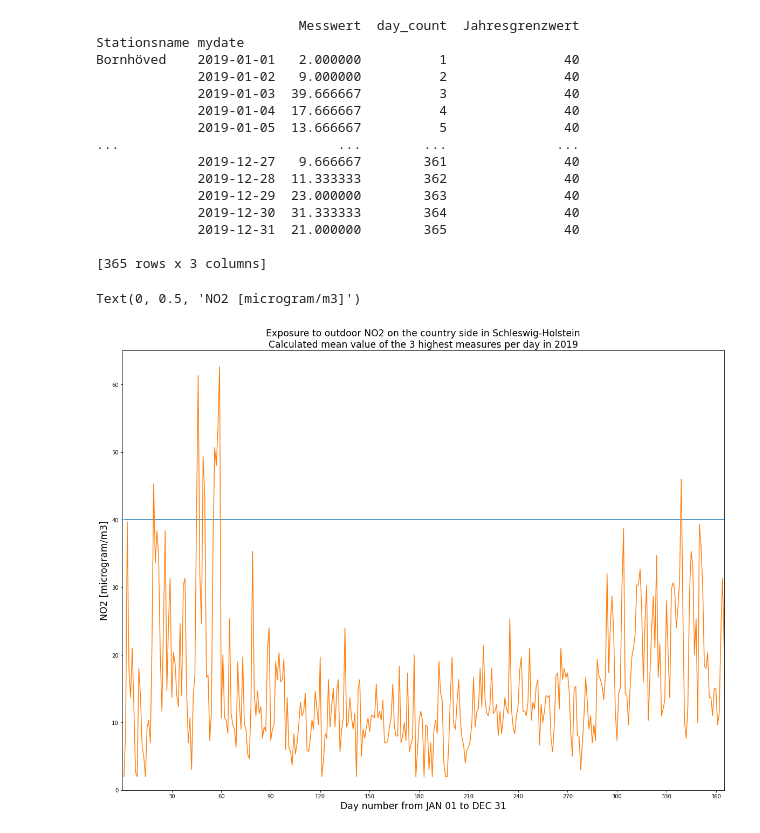
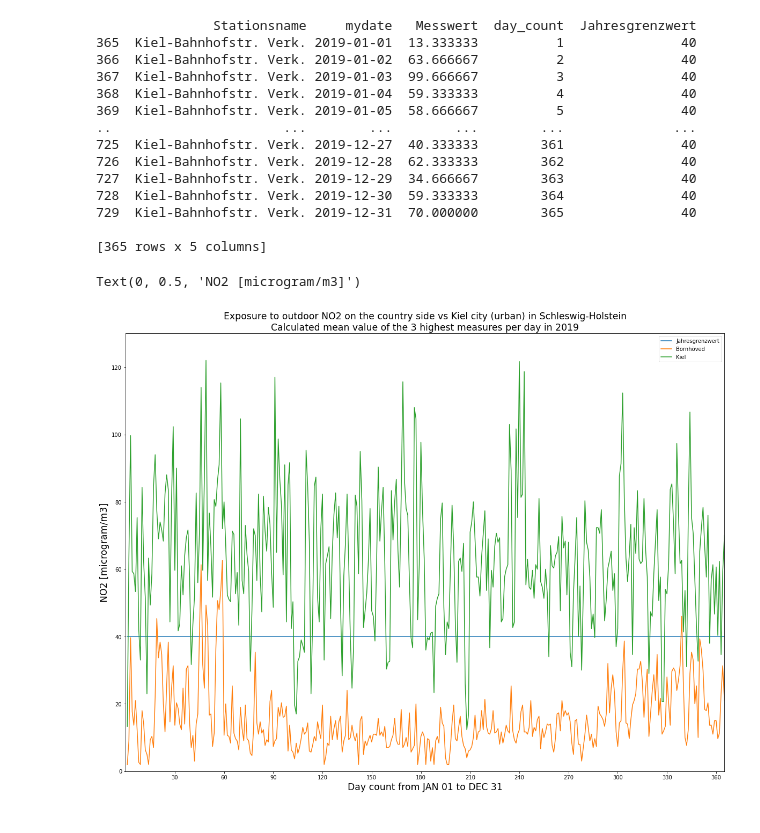
Before and after one commit to DirkEngfer/PandasTests, a Jupyter notebook: NO2-SH.ipynb, the cells around one changed output. Saved outputs shown, nothing was run; the diff lists cells and outputs as text; code cells hidden in the pictures.

Commit message:
Add files via upload
Add urban data to the CSV file and plot NO2 time series data of both country side vs. urban.

```diff
--- a/NO2-SH.ipynb
+++ b/NO2-SH.ipynb
@@ -24,44 +24,47 @@ Aggregate data as follows:
 # %%
 df = pd.read_csv(indatapath, header=0, sep=',',usecols=[2,7,8,9])
-df = df.loc[(df.Stationsname.isin(['Bornhöved']))]
+df = df.loc[(df.Stationsname.isin(['Bornhöved', 'Kiel-Bahnhofstr. Verk.']))]
 df = df.loc[(df.Messwert.str.contains(pat='-')) == False]
 df['Messwert']  = df['Messwert'].astype(np.int)
 from datetime import datetime
 f = lambda x:datetime.strptime(x[-10:], "%d.%m.%Y")
 df['mydate'] = df['Datum'].map(f)
 
-df.sort_values(by=['mydate', 'Messwert'], ascending=[True, False], inplace=True, axis=0)
-dailymean = df.groupby(['Stationsname', 'mydate'], sort=False).nth([0,1,2]).groupby(['Stationsname', 'mydate'], sort=False).mean()
-dailymean['day_count'] = dailymean.groupby('Stationsname', sort=False).cumcount().add(1)
+df.sort_values(by=['Stationsname', 'mydate', 'Messwert'], ascending=[True,True, False], inplace=True, axis=0)
+dailymean = df.groupby(['Stationsname', 'mydate'], sort=False, as_index=False).nth([0,1,2]).groupby(['Stationsname', 'mydate'], sort=False, as_index=False).mean()
+dailymean['day_count'] = dailymean.groupby('Stationsname', sort=False, as_index=False).cumcount().add(1)
 dailymean['Jahresgrenzwert'] = 40
-print(dailymean)
+Ki = dailymean.loc[(dailymean.Stationsname.isin(['Kiel-Bahnhofstr. Verk.']))]
+dailymean = dailymean.loc[(dailymean.Stationsname.isin(['Bornhöved']))]
+print(Ki)
 
 import matplotlib.pyplot as plt
 fig, ax = plt.subplots(figsize=[20,15])
 
-ax.plot(dailymean['day_count'], dailymean['Jahresgrenzwert'])
-ax.plot(dailymean['day_count'], dailymean['Messwert'])
-ax.set_title('Exposure to outdoor NO2 on the country side in Schleswig-Holstein\nCalculated mean value of the 3 highest measures per day in 2019', fontsize='xx-large')
+ax.plot(dailymean['day_count'], dailymean['Jahresgrenzwert'], label='Jahresgrenzwert')
+ax.plot(dailymean['day_count'], dailymean['Messwert'], label='Bornhöved')
+ax.plot(Ki['day_count'], Ki['Messwert'], label='Kiel')
+ax.set_title('Exposure to outdoor NO2 on the country side vs Kiel city (urban) in Schleswig-Holstein\nCalculated mean value of the 3 highest measures per day in 2019', fontsize='xx-large')
 ax.set_xlim(0, 365)
-ax.set_ylim(0, 65)
+ax.set_ylim(0, 130)
 ax.set_xticks(range(30,365,30))
-plt.xlabel('Day number from JAN 01 to DEC 31', fontsize='xx-large')
+ax.legend()
+plt.xlabel('Day count from JAN 01 to DEC 31', fontsize='xx-large')
 plt.ylabel('NO2 [microgram/m3]', fontsize='xx-large')
 # %% [output]
-                          Messwert  day_count  Jahresgrenzwert
-Stationsname mydate
-Bornhöved    2019-01-01   2.000000          1               40
-             2019-01-02   9.000000          2               40
-             2019-01-03  39.666667          3               40
-             2019-01-04  17.666667          4               40
-             2019-01-05  13.666667          5               40
-...                            ...        ...              ...
-             2019-12-27   9.666667        361               40
-             2019-12-28  11.333333        362               40
-             2019-12-29  23.000000        363               40
-             2019-12-30  31.333333        364               40
-             2019-12-31  21.000000        365               40
+               Stationsname     mydate   Messwert  day_count  Jahresgrenzwert
+365  Kiel-Bahnhofstr. Verk. 2019-01-01  13.333333          1               40
+366  Kiel-Bahnhofstr. Verk. 2019-01-02  63.666667          2               40
+367  Kiel-Bahnhofstr. Verk. 2019-01-03  99.666667          3               40
+368  Kiel-Bahnhofstr. Verk. 2019-01-04  59.333333          4               40
+369  Kiel-Bahnhofstr. Verk. 2019-01-05  58.666667          5               40
+..                      ...        ...        ...        ...              ...
+725  Kiel-Bahnhofstr. Verk. 2019-12-27  40.333333        361               40
+726  Kiel-Bahnhofstr. Verk. 2019-12-28  62.333333        362               40
+727  Kiel-Bahnhofstr. Verk. 2019-12-29  34.666667        363               40
+728  Kiel-Bahnhofstr. Verk. 2019-12-30  59.333333        364               40
+729  Kiel-Bahnhofstr. Verk. 2019-12-31  70.000000        365               40
 
-[365 rows x 3 columns]
+[365 rows x 5 columns]
 Text(0, 0.5, 'NO2 [microgram/m3]')
-[figure, old version]
+[figure, new version]
```
Also changed, not shown: parts of 1 cell of this notebook, 1 other file.
